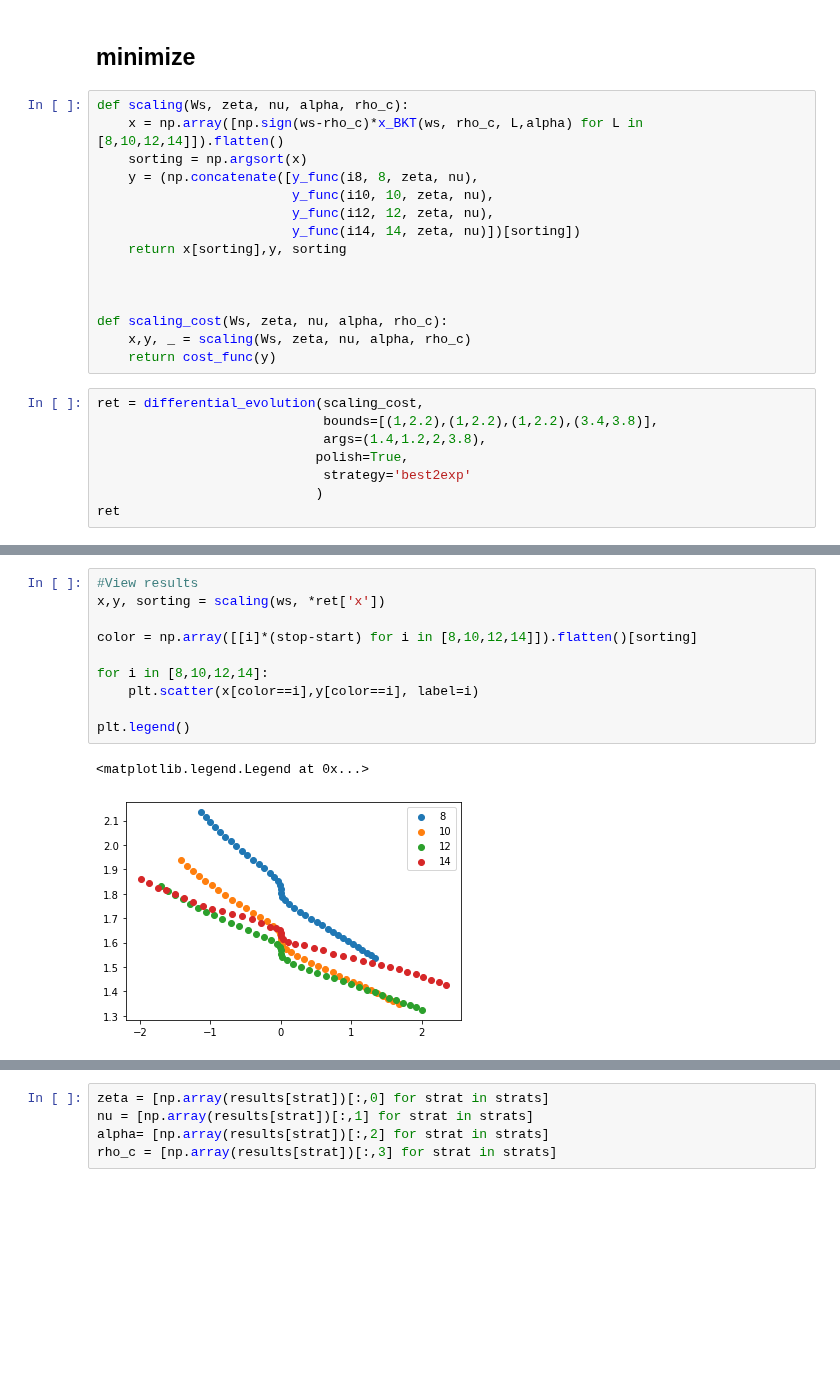
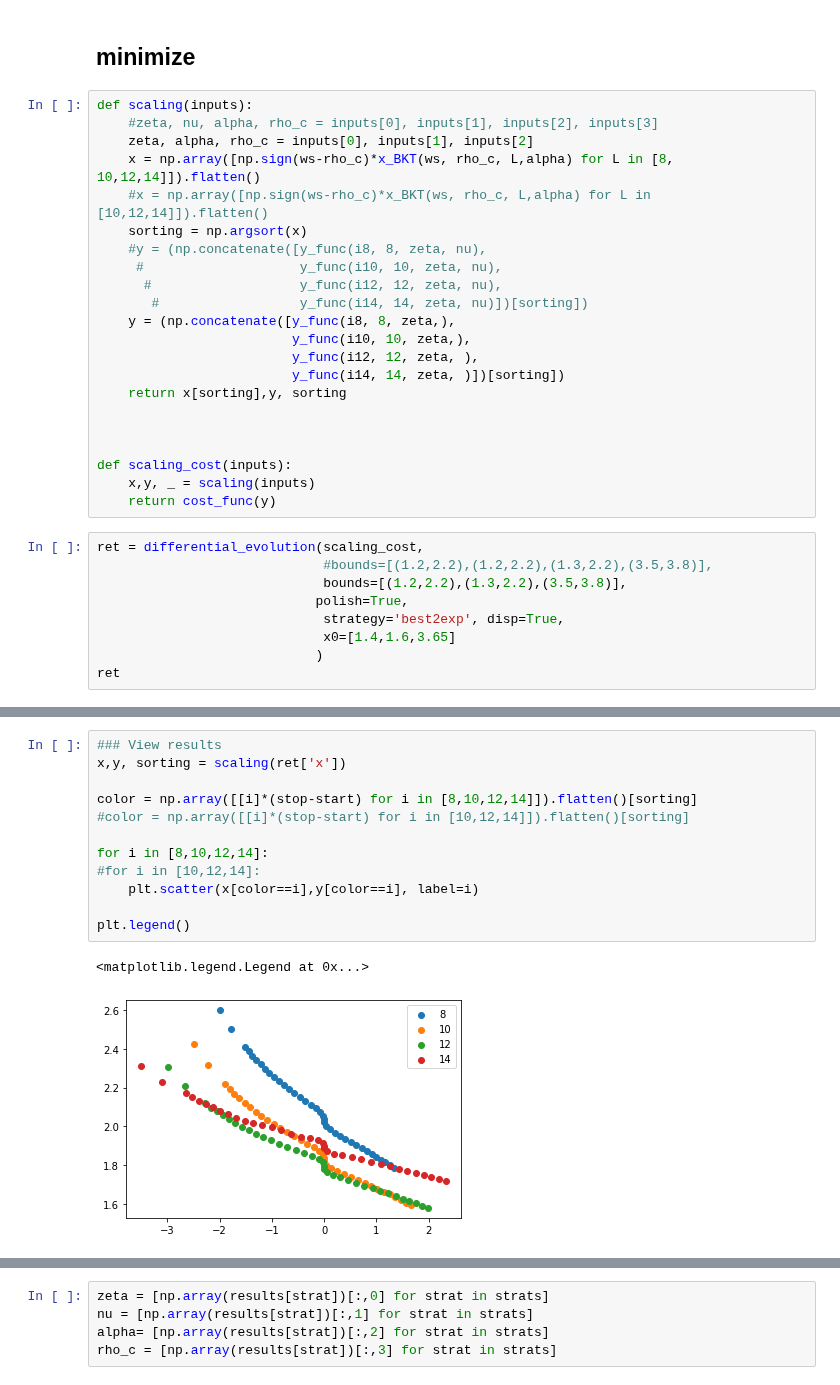
Before and after one commit to tonton-golio/mbl-intrinsicDim, a Jupyter notebook: Scaling_from_scratch.ipynb, the cells around one changed output, grey strips where cells are left out. Drawn from its saved outputs; the diff is of its cells as text; blank space fills up the shorter version.

```diff
--- a/Scaling_from_scratch.ipynb
+++ b/Scaling_from_scratch.ipynb
@@ -87,26 +90,34 @@ def cost_func(X):
 # %% [markdown]
 ## minimize
 # %%
-def scaling(Ws, zeta, nu, alpha, rho_c):
-    x = np.array([np.sign(ws-rho_c)*x_BKT(ws, rho_c, L,alpha) for L in [8,10,12,14]]).flatten()
+def scaling(inputs):
+    #zeta, nu, alpha, rho_c = inputs[0], inputs[1], inputs[2], inputs[3]
+    zeta, alpha, rho_c = inputs[0], inputs[1], inputs[2]
+    x = np.array([np.sign(ws-rho_c)*x_BKT(ws, rho_c, L,alpha) for L in [8, 10,12,14]]).flatten()
+    #x = np.array([np.sign(ws-rho_c)*x_BKT(ws, rho_c, L,alpha) for L in [10,12,14]]).flatten()
     sorting = np.argsort(x)
-    y = (np.concatenate([y_func(i8, 8, zeta, nu),
-                         y_func(i10, 10, zeta, nu),
-                         y_func(i12, 12, zeta, nu),
-                         y_func(i14, 14, zeta, nu)])[sorting])
+    #y = (np.concatenate([y_func(i8, 8, zeta, nu),
+     #                    y_func(i10, 10, zeta, nu),
+      #                   y_func(i12, 12, zeta, nu),
+       #                  y_func(i14, 14, zeta, nu)])[sorting])
+    y = (np.concatenate([y_func(i8, 8, zeta,),
+                         y_func(i10, 10, zeta,),
+                         y_func(i12, 12, zeta, ),
+                         y_func(i14, 14, zeta, )])[sorting])
     return x[sorting],y, sorting
 
 
 
-def scaling_cost(Ws, zeta, nu, alpha, rho_c):
-    x,y, _ = scaling(Ws, zeta, nu, alpha, rho_c)
+def scaling_cost(inputs):
+    x,y, _ = scaling(inputs)
     return cost_func(y)
 # %%
 ret = differential_evolution(scaling_cost,
-                             bounds=[(1,2.2),(1,2.2),(1,2.2),(3.4,3.8)],
-                             args=(1.4,1.2,2,3.8),
+                             #bounds=[(1.2,2.2),(1.2,2.2),(1.3,2.2),(3.5,3.8)],
+                             bounds=[(1.2,2.2),(1.3,2.2),(3.5,3.8)],
                             polish=True,
-                             strategy='best2exp'
+                             strategy='best2exp', disp=True,
+                             x0=[1.4,1.6,3.65]
                             )
 ret
 # %% [output]
@@ -119,16 +148,18 @@ ret
-# %%
-#View results
-x,y, sorting = scaling(ws, *ret['x'])
-
-color = np.array([[i]*(stop-start) for i in [8,10,12,14]]).flatten()[sorting]
-
-for i in [8,10,12,14]:
-    plt.scatter(x[color==i],y[color==i], label=i)
-
-plt.legend()
-# %% [output]
-<matplotlib.legend.Legend at 0x...>
-[figure, removed]
+# %%
+### View results
+x,y, sorting = scaling(ret['x'])
+
+color = np.array([[i]*(stop-start) for i in [8,10,12,14]]).flatten()[sorting]
+#color = np.array([[i]*(stop-start) for i in [10,12,14]]).flatten()[sorting]
+
+for i in [8,10,12,14]:
+#for i in [10,12,14]:
+    plt.scatter(x[color==i],y[color==i], label=i)
+
+plt.legend()
+# %% [output]
+<matplotlib.legend.Legend at 0x...>
+[figure, added]
 # %%
 strats = ['best1bin','best1exp','rand1exp','randtobest1exp','currenttobest1exp',
  'best2exp', 'rand2exp', 'randtobest1bin', 'currenttobest1bin', 'best2bin', 'rand2bin', 'rand1bin']
```
Also changed, not shown: parts of 11 cells of this notebook.
